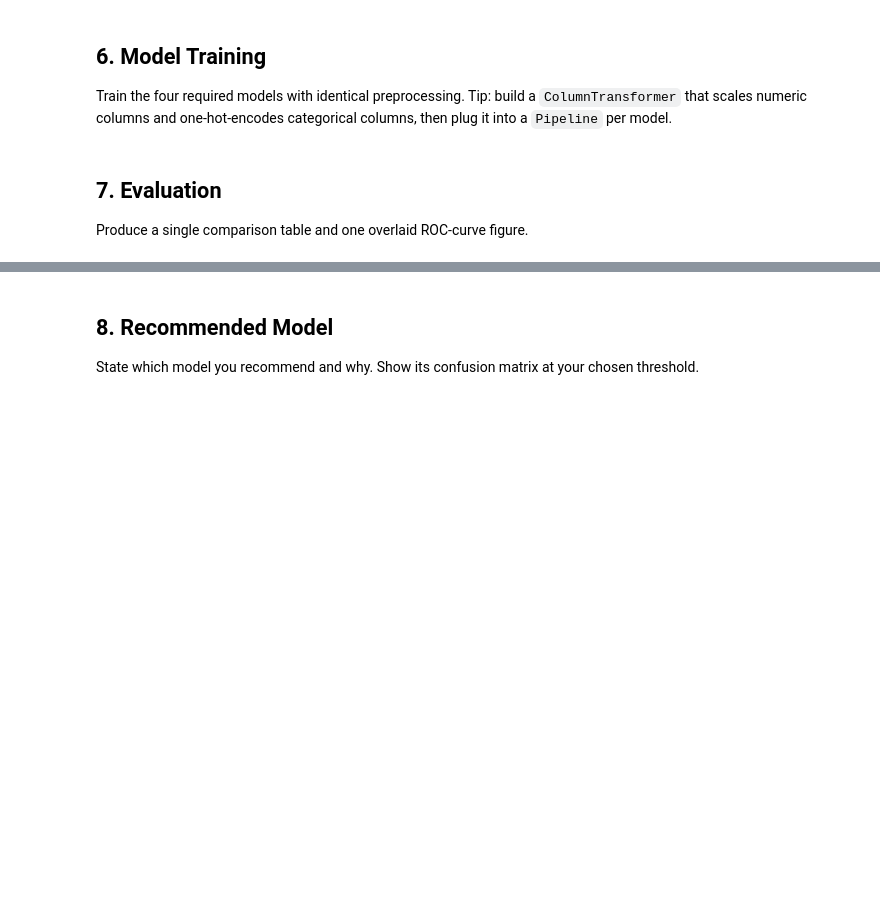
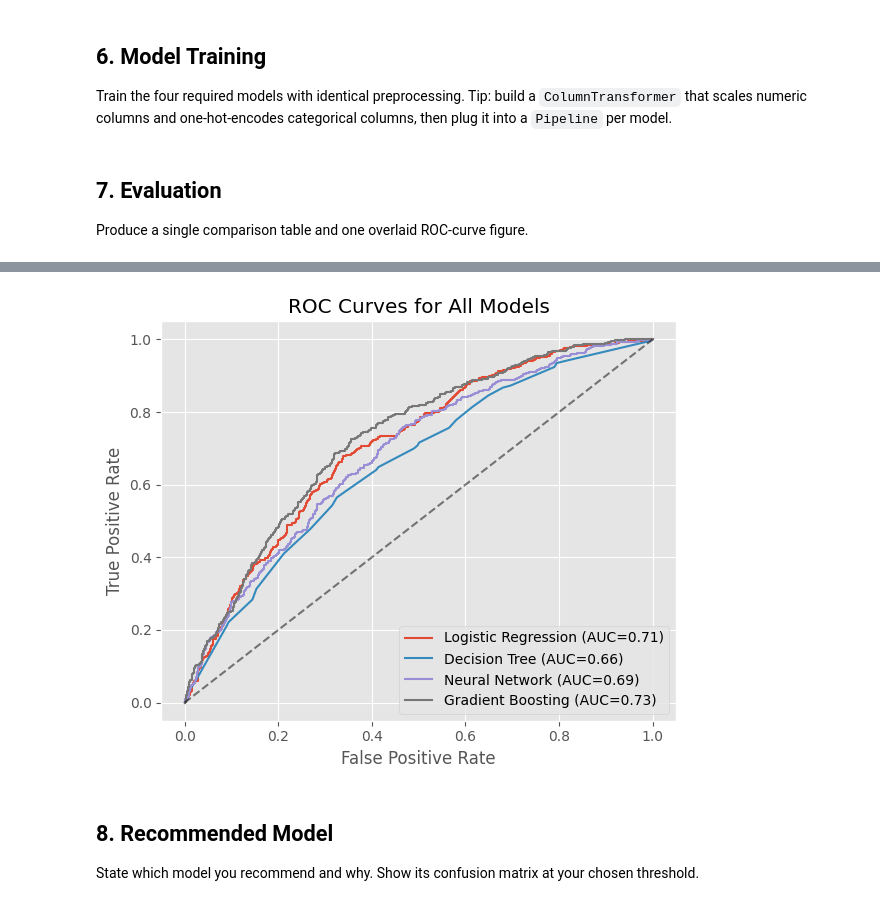
Before and after one commit to glitterdwarf/bana620_capstone, a Jupyter notebook: capstone_starter_notebook.ipynb, the cells around one changed output, grey strips where cells are left out. Saved outputs shown, nothing was run; the diff lists cells and outputs as text; code cells hidden in the pictures; blank space fills up the shorter version.

Commit message:
Finalized data preprocessing. Added models and evaluations.

```diff
--- a/capstone_starter_notebook.ipynb
+++ b/capstone_starter_notebook.ipynb
@@ -256,6 +251,12 @@ debt_to_income                       0.2
 # %%
 # one-hot encoding
 loans_clean = pd.get_dummies(loans_clean, columns=['homeownership','application_type','verified_income'], drop_first=True)
+
+# fix case and spaces from one-hot encoding the verification column
+loans_clean.columns = loans_clean.columns.str.lower().str.replace(' ', '_')
+
+# remove state
+loans_clean = loans_clean.drop(columns=['state'])
 # %% [markdown]
 ## 4. Feature Engineering
 
@@ -290,7 +299,3 @@ loans_clean['credit_history'] = current_year - loans_clean['earliest_credit_line
-# %%
-# Feature 2: Credit history length
-current_year = int(2018)
-loans_clean['credit_history'] = current_year - loans_clean['earliest_credit_line']
 # %% [markdown]
 ## 5. Train/Test Split
 
@@ -325,0 +339,7 @@ preprocessor = ColumnTransformer()
+# %%
+# calculate sample weights for imbalanced classes
+class_counts = np.bincount(y_train)
+sample_weights = np.ones(len(y_train))
+sample_weights[y_train == 0] = 1 / class_counts[0]
+sample_weights[y_train == 1] = 1 / class_counts[1]
+sample_weights = sample_weights * (len(y_train) / sample_weights.sum())
@@ -337,31 +403,24 @@ Produce a single comparison table and one overlaid ROC-curve figure.
 # %%
-# TODO: overlaid ROC curves for all four models
-# fig, ax = plt.subplots(figsize=(6, 5))
-# for name, model in models.items():
-#     prob = model.predict_proba(X_test)[:, 1]
-#     fpr, tpr, _ = roc_curve(y_test, prob)
-#     ax.plot(fpr, tpr, label=f'{name} (AUC={roc_auc_score(y_test, prob):.2f})')
-# ax.plot([0, 1], [0, 1], 'k--', alpha=0.5)
-# ax.set_xlabel('False Positive Rate'); ax.set_ylabel('True Positive Rate')
-# ax.legend(); plt.tight_layout(); plt.show()
-
-# calculate ROC curves
-rf_fpr, rf_tpr, _ = roc_curve(y_test, rf_test_proba)
-dt_fpr, dt_tpr, _ = roc_curve(y_test, dt_test_proba)
-lr_fpr, lr_tpr, _ = roc_curve(y_test, lr_test_proba)
-
-#ax3 = plt.plot(1, 1, 1)
-plt.plot(rf_fpr, rf_tpr, label=f'Random Forest (AUC = {auroc_scores[0]:.3f})', color='blue')
-plt.plot(dt_fpr, dt_tpr, label=f'Decision Tree (AUC = {auroc_scores[1]:.3f})', color='orange')
-plt.plot(lr_fpr, lr_tpr, label=f'Logistic Regression (AUC = {auroc_scores[2]:.3f})', color='green')
-
-plt.xlabel('False Positive Rate')
-plt.ylabel('True Positive Rate')
-plt.title('ROC Curve Comparison')
-plt.legend()
-plt.grid(True)
+models = {
+    'Logistic Regression': model_lr,
+    'Decision Tree': model_dt,
+    'Neural Network': model_nn,
+    'Gradient Boosting': model_gb
+}
+fig, ax = plt.subplots(figsize=(6, 5))
+for name, model in models.items():
+    prob = model.predict_proba(X_test_processed)[:, 1]
+    fpr, tpr, _ = roc_curve(y_test, prob)
+    ax.plot(fpr, tpr, label=f'{name} (AUC={roc_auc_score(y_test, prob):.2f})')
+ax.plot([0, 1], [0, 1], 'k--', alpha=0.5)
+ax.set_xlabel('False Positive Rate')
+ax.set_ylabel('True Positive Rate')
+ax.set_title('ROC Curves for All Models')
+ax.legend()
 plt.tight_layout()
 plt.show()
+# %% [output]
+[figure, added]
 # %% [markdown]
 ## 8. Recommended Model
 
```
Also changed, not shown: parts of 19 cells of this notebook, 1 other file.
